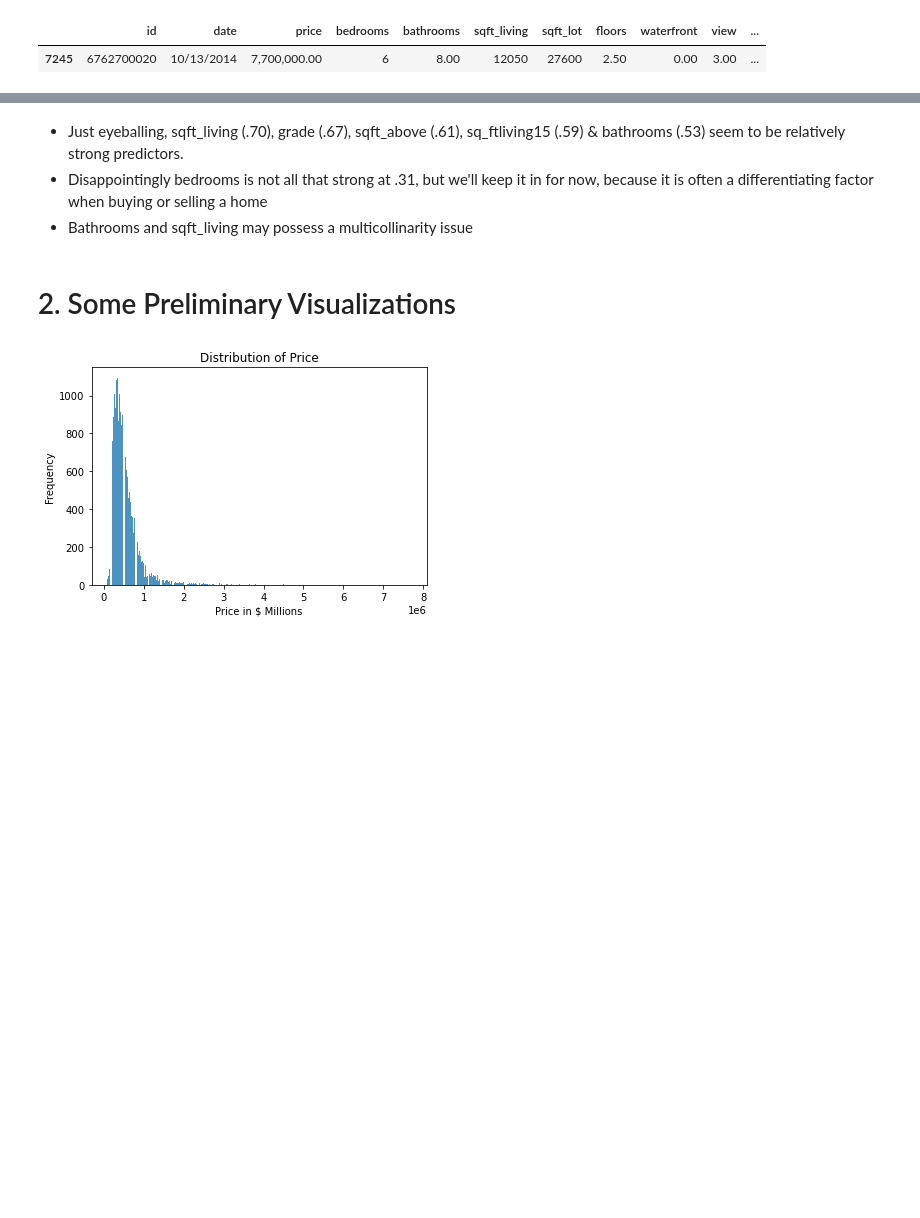
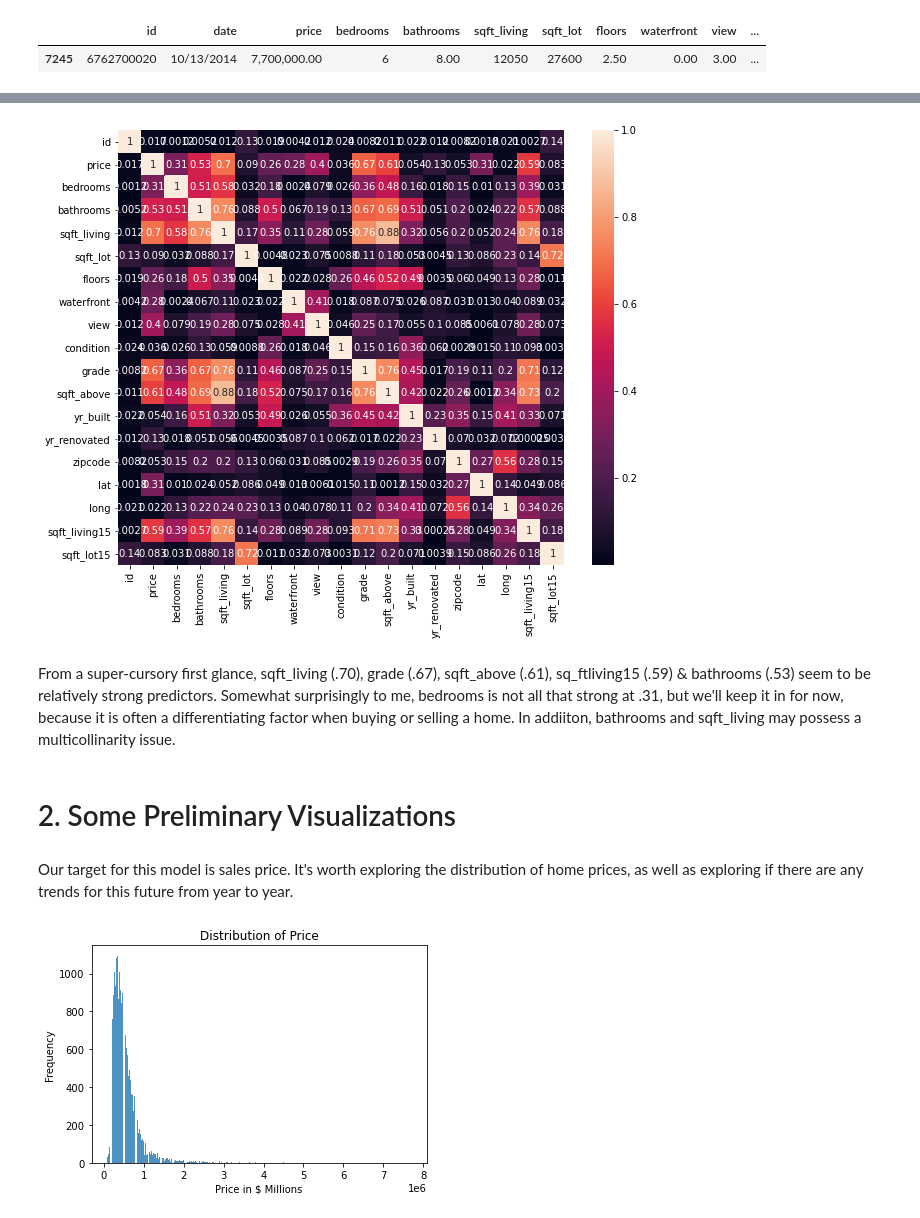
Before and after one commit to alexiskedo/Predicting-Seattle-Home-Sales, a Jupyter notebook: Alexis-Seattle-Home-Sales-Dataset-Analysis.ipynb, the cells around one changed output, grey strips where cells are left out. Drawn from its saved outputs; the diff is of its cells as text; code cells hidden in the pictures; blank space fills up the shorter version.

```diff
--- a/Alexis-Seattle-Home-Sales-Dataset-Analysis.ipynb
+++ b/Alexis-Seattle-Home-Sales-Dataset-Analysis.ipynb
@@ -144,4 +154,7 @@ data.loc[data['price'] == 7700000]
 # %%
-#plt.figure(figsize=(10,8))
-#sns.heatmap(data.corr().abs(), annot=True)
-#plt.show()
+# IDing some initially promising coefficiencts and gauging potential multicollinearity
+plt.figure(figsize=(10,8))
+sns.heatmap(data.corr().abs(), annot=True)
+plt.show()
+# %% [output]
+[figure, added]
@@ -148,4 +164,2 @@ data.loc[data['price'] == 7700000]
 # %% [markdown]
-* Just eyeballing, sqft_living (.70), grade (.67), sqft_above (.61), sq_ftliving15 (.59) & bathrooms (.53) seem to be relatively strong predictors.
-* Disappointingly bedrooms is not all that strong at .31, but we'll keep it in for now, because it is often a differentiating factor when buying or selling a home
-* Bathrooms and sqft_living may possess a multicollinarity issue
+From a super-cursory first glance, sqft_living (.70), grade (.67), sqft_above (.61), sq_ftliving15 (.59) & bathrooms (.53) seem to be relatively strong predictors. Somewhat surprisingly to me, bedrooms is not all that strong at .31, but we'll keep it in for now, because it is often a differentiating factor when buying or selling a home. In addiiton, bathrooms and sqft_living may possess a multicollinarity issue.
@@ -154,5 +166,7 @@ data.loc[data['price'] == 7700000]
 # %% [markdown]
 # 2. Some Preliminary Visualizations
+# %% [markdown]
+Our target for this model is sales price. It's worth exploring the distribution of home prices, as well as exploring if there are any trends for this future from year to year.
 # %%
 #From Eldrich
 plt.hist(x = data.price, bins = 'auto', alpha = 0.80, rwidth= .85)
```
Also changed, not shown: parts of 82 cells of this notebook, 13 other files.
